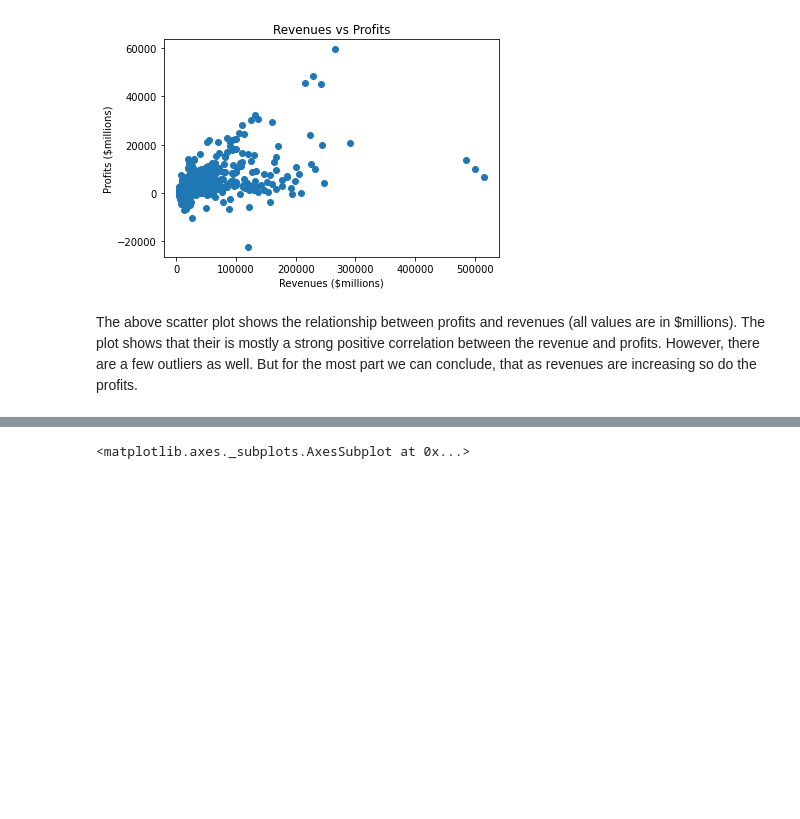
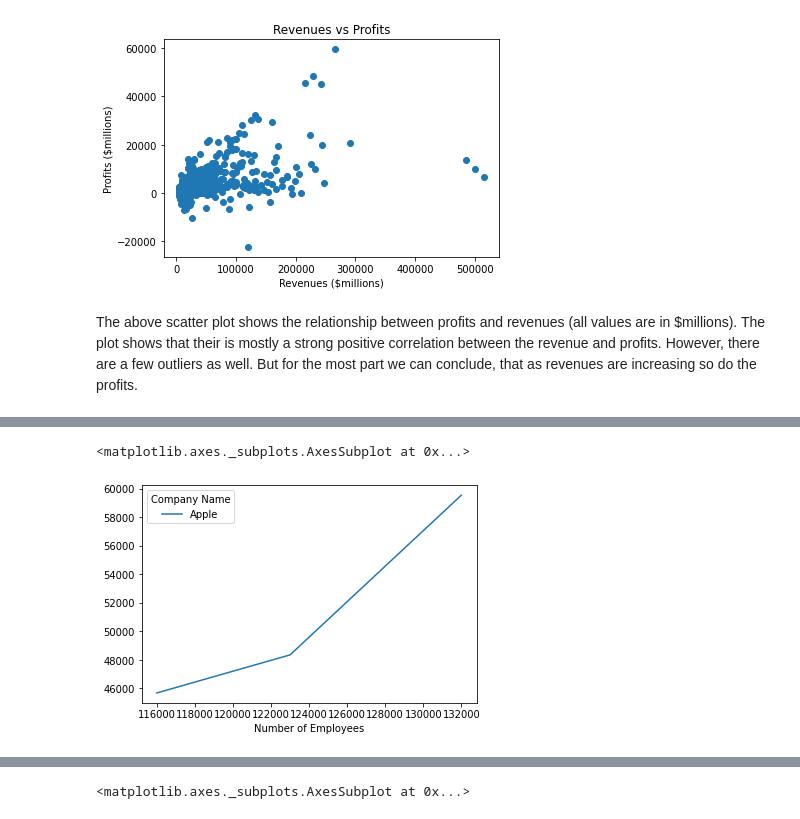
Before and after one commit to CS-UCR/final-project-wasp, a Jupyter notebook: EDA.ipynb, the cells around one changed output, grey strips where cells are left out. Saved outputs shown, nothing was run; the diff lists cells and outputs as text; code cells hidden in the pictures; blank space fills up the shorter version.

```diff
--- a/EDA.ipynb
+++ b/EDA.ipynb
@@ -148,0 +153,7 @@ NER.plot.line()
+# %%
+NER3 = df[(df['Company Name'] == 'Apple')
+         ].pivot_table(values='Profits ($millions)', index=['Number of Employees'], columns=['Company Name'], aggfunc=np.mean)
+NER3.plot.line()
+# %% [output]
+<matplotlib.axes._subplots.AxesSubplot at 0x...>
+[figure, added]
```
Also changed, not shown: parts of 10 cells of this notebook.
